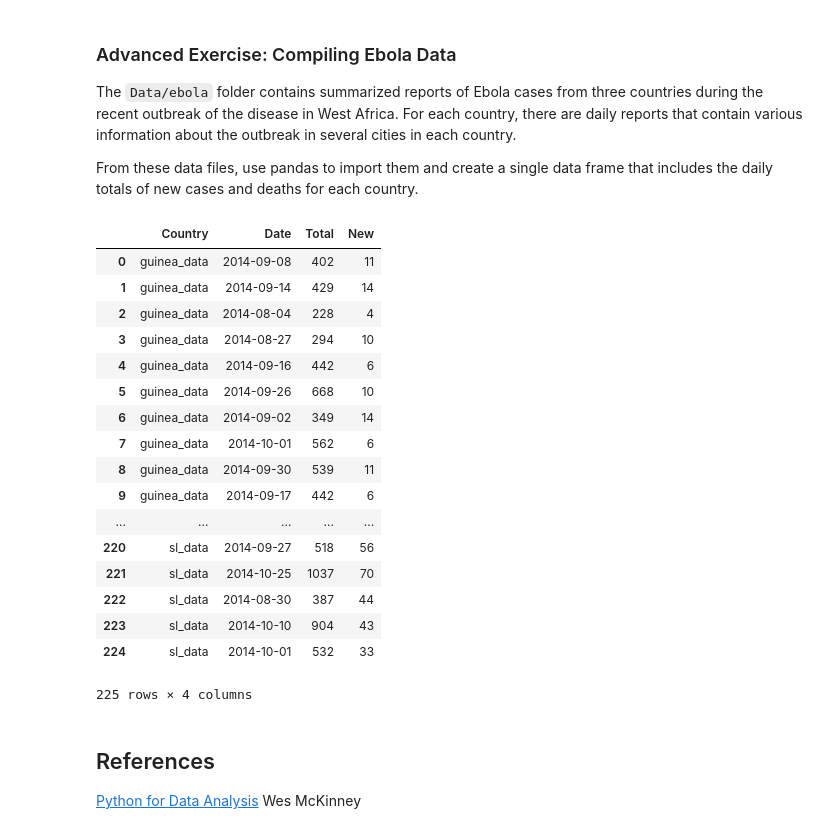
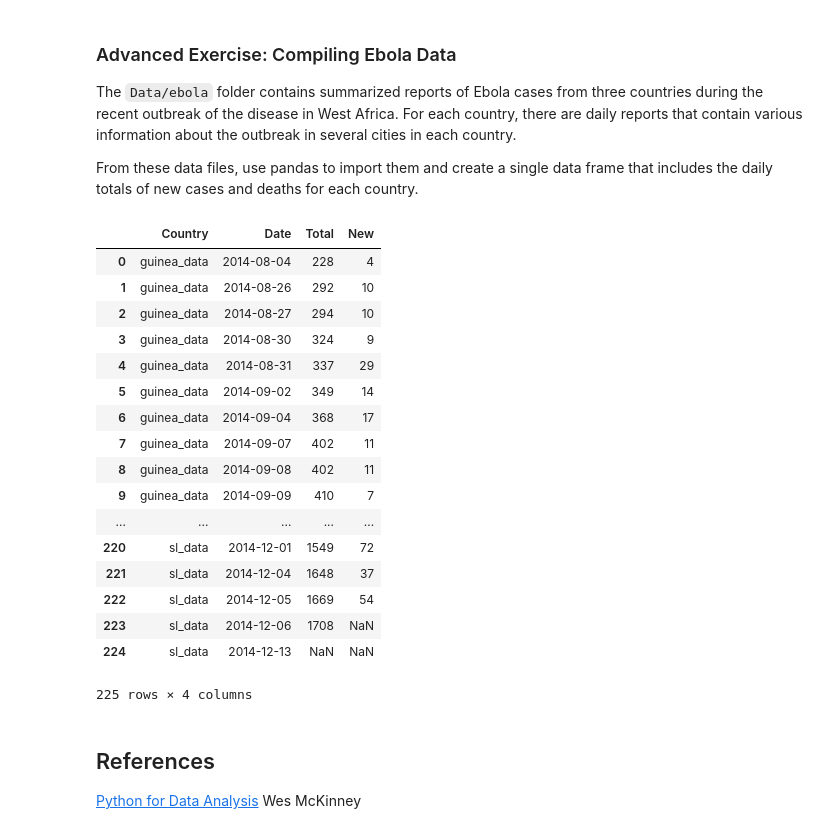
Before and after one commit to nutka7/Homework, a Jupyter notebook: 01 - Pandas and Data Wrangling/Intro to Pandas.ipynb, the cells around one changed output. Drawn from its saved outputs; the diff is of its cells as text; code cells hidden in the pictures.

```diff
--- a/01 - Pandas and Data Wrangling/Intro to Pandas.ipynb
+++ b/01 - Pandas and Data Wrangling/Intro to Pandas.ipynb
@@ -2108,7 +2124,7 @@ From these data files, use pandas to import them and create a single data frame
 import pandas as pd
 import glob
 # We are going to read all csv from each of the 3 folder that we have, sequencially.
-temp = 'DATA/ebola/%s/'
+temp = 'Data/ebola/%s/'
 folders = pd.Series(['guinea_data','liberia_data','sl_data'])
 list_ = []
 # Here we make the new dataForm taht will contain the asked data.
@@ -2117,49 +2133,49 @@ data = pd.DataFrame(columns = ('Country', 'Date', 'Total', 'New'))
 i = 0
 # We start the loop for reading the csv in each folder.
 for folder in folders:
     path = temp % folder
     filenames = glob.glob(path + "/*.csv")
     # With this other loop, we get the asked date for each type of form we have.
     # Here we are inside of a folder so each csv has the same structure
     for filename in filenames:
         if folder == 'guinea_data':
             df = pd.read_csv(filename, header=0,index_col=['Description'])
             # Adding a new row to our dataForm with the asked data
             data.loc[i]=['guinea_data', df.loc[('Total deaths of confirmed')].Date, df.loc[('Total deaths of confirmed')].Totals, df.loc[('New cases of confirmed')].Totals]
 
         elif folder == 'liberia_data':
             df = pd.read_csv(filename, header=0,index_col=['Variable'])
             # Adding a new row to our dataForm with the asked data
             data.loc[i]=['liberia_data', df.loc[('Total death/s in confirmed cases')].Date, df.loc[('Total death/s in confirmed cases')].National, df.loc[('New case/s (confirmed)')].National]
 
         elif folder == 'sl_data':
             df = pd.read_csv(filename, header=0,index_col=['variable'])
             # Adding a new row to our dataForm with the asked data
             data.loc[i]=['sl_data', df.loc[('new_confirmed')].date, df.loc[('death_confirmed')].National, df.loc[('new_confirmed')].National]
 
         i = i + 1
 
 
 # Showing  new data.
 data
 # %% [output]
 |  | Country | Date | Total | New |
-| 0 | guinea_data | 2014-09-08 | 402 | 11 |
-| 1 | guinea_data | 2014-09-14 | 429 | 14 |
-| 2 | guinea_data | 2014-08-04 | 228 | 4 |
-| 3 | guinea_data | 2014-08-27 | 294 | 10 |
-| 4 | guinea_data | 2014-09-16 | 442 | 6 |
-| 5 | guinea_data | 2014-09-26 | 668 | 10 |
-| 6 | guinea_data | 2014-09-02 | 349 | 14 |
-| 7 | guinea_data | 2014-10-01 | 562 | 6 |
-| 8 | guinea_data | 2014-09-30 | 539 | 11 |
-| 9 | guinea_data | 2014-09-17 | 442 | 6 |
+| 0 | guinea_data | 2014-08-04 | 228 | 4 |
+| 1 | guinea_data | 2014-08-26 | 292 | 10 |
+| 2 | guinea_data | 2014-08-27 | 294 | 10 |
+| 3 | guinea_data | 2014-08-30 | 324 | 9 |
+| 4 | guinea_data | 2014-08-31 | 337 | 29 |
+| 5 | guinea_data | 2014-09-02 | 349 | 14 |
+| 6 | guinea_data | 2014-09-04 | 368 | 17 |
+| 7 | guinea_data | 2014-09-07 | 402 | 11 |
+| 8 | guinea_data | 2014-09-08 | 402 | 11 |
+| 9 | guinea_data | 2014-09-09 | 410 | 7 |
 | ... | ... | ... | ... | ... |
-| 220 | sl_data | 2014-09-27 | 518 | 56 |
-| 221 | sl_data | 2014-10-25 | 1037 | 70 |
-| 222 | sl_data | 2014-08-30 | 387 | 44 |
-| 223 | sl_data | 2014-10-10 | 904 | 43 |
-| 224 | sl_data | 2014-10-01 | 532 | 33 |
+| 220 | sl_data | 2014-12-01 | 1549 | 72 |
+| 221 | sl_data | 2014-12-04 | 1648 | 37 |
+| 222 | sl_data | 2014-12-05 | 1669 | 54 |
+| 223 | sl_data | 2014-12-06 | 1708 | NaN |
+| 224 | sl_data | 2014-12-13 | NaN | NaN |
 225 rows × 4 columns
 # %% [markdown]
 ## References
```
Also changed, not shown: parts of 6 cells of this notebook.
